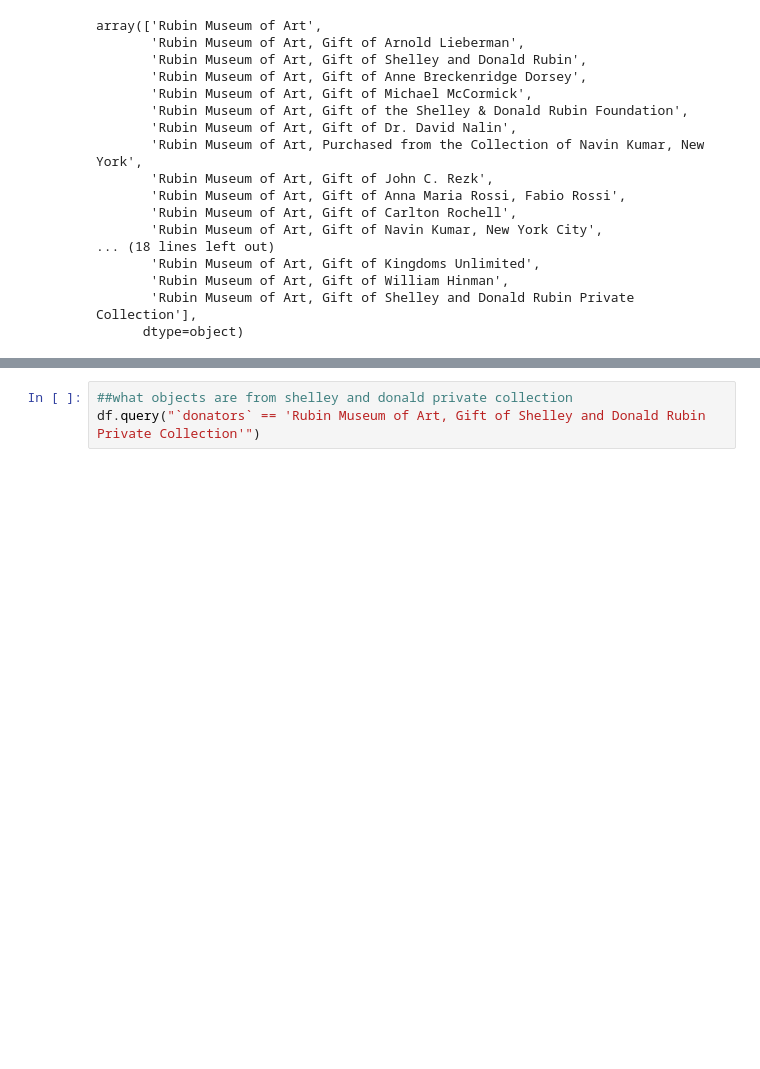
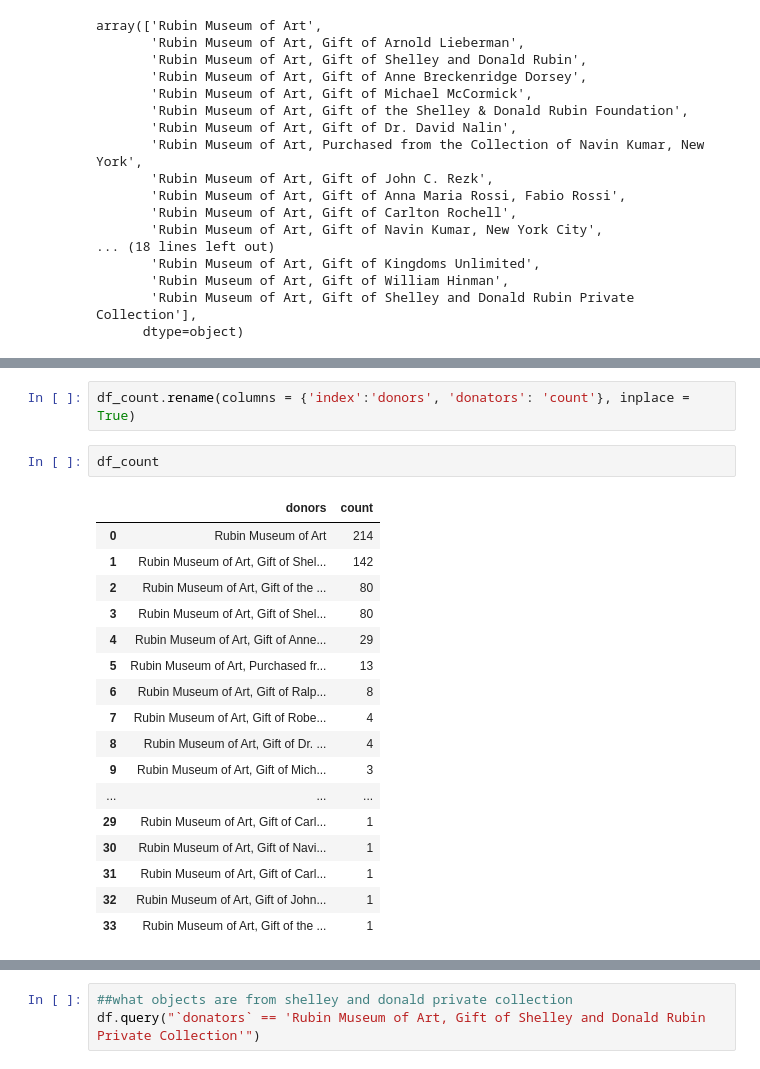
Before and after one commit to sajinashresthacoding/Rubin-scrape, a Jupyter notebook: analyzing_rubin_scrape.ipynb, the cells around one changed output, grey strips where cells are left out. Drawn from its saved outputs; the diff is of its cells as text; blank space fills up the shorter version.

```diff
--- a/analyzing_rubin_scrape.ipynb
+++ b/analyzing_rubin_scrape.ipynb
@@ -153,0 +198,22 @@ Name: donators, dtype: int64
+# %%
+df_count.rename(columns = {'index':'donors', 'donators': 'count'}, inplace = True)
+# %%
+df_count
+# %% [output]
+|  | donors | count |
+| 0 | Rubin Museum of Art | 214 |
+| 1 | Rubin Museum of Art, Gift of Shel... | 142 |
+| 2 | Rubin Museum of Art, Gift of the ... | 80 |
+| 3 | Rubin Museum of Art, Gift of Shel... | 80 |
+| 4 | Rubin Museum of Art, Gift of Anne... | 29 |
+| 5 | Rubin Museum of Art, Purchased fr... | 13 |
+| 6 | Rubin Museum of Art, Gift of Ralp... | 8 |
+| 7 | Rubin Museum of Art, Gift of Robe... | 4 |
+| 8 | Rubin Museum of Art, Gift of Dr. ... | 4 |
+| 9 | Rubin Museum of Art, Gift of Mich... | 3 |
+| ... | ... | ... |
+| 29 | Rubin Museum of Art, Gift of Carl... | 1 |
+| 30 | Rubin Museum of Art, Gift of Navi... | 1 |
+| 31 | Rubin Museum of Art, Gift of Carl... | 1 |
+| 32 | Rubin Museum of Art, Gift of John... | 1 |
+| 33 | Rubin Museum of Art, Gift of the ... | 1 |
```
Also changed, not shown: parts of 8 cells of this notebook.
